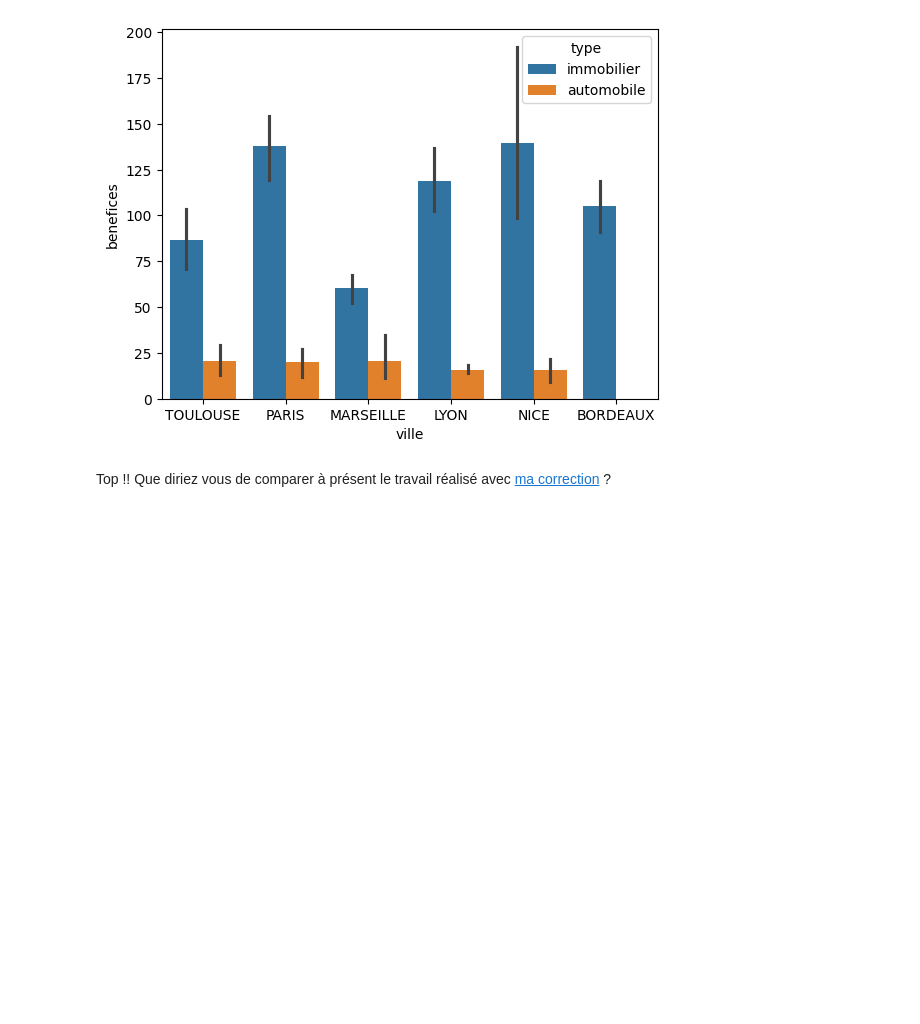
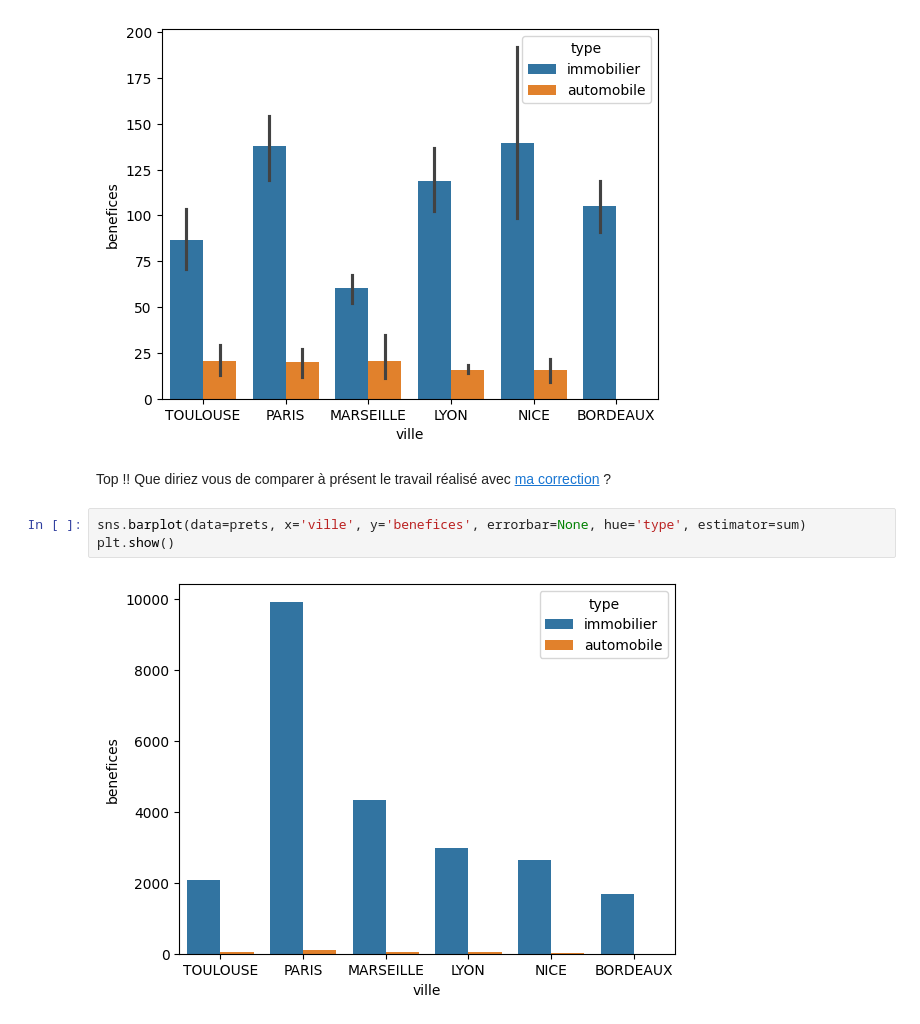
Before and after one commit to laurentpicardLP2/JLP-EVAL2, a Jupyter notebook: notebooks/P3/P3C4 - Générez des graphiques complexes avec Seaborn.ipynb, the cells around one changed output. Drawn from its saved outputs; the diff is of its cells as text; blank space fills up the shorter version.

```diff
--- a/notebooks/P3/P3C4 - Générez des graphiques complexes avec Seaborn.ipynb
+++ b/notebooks/P3/P3C4 - Générez des graphiques complexes avec Seaborn.ipynb
@@ -75,3 +75,8 @@ plt.show()
 [figure]
 # %% [markdown]
 Top !! Que diriez vous de comparer à présent le travail réalisé avec [ma correction](https://colab.research.google.com/github/OpenClassrooms-Student-Center/fr-4452741-decouvrez-les-librairies-python-pour-la-data-science/blob/main/notebooks/P3/P3C4%20-%20G%C3%A9n%C3%A9rez%20des%20graphiques%20complexes%20avec%20Seaborn%20-%20correction.ipynb) ?
+# %%
+sns.barplot(data=prets, x='ville', y='benefices', errorbar=None, hue='type', estimator=sum)
+plt.show()
+# %% [output]
+[figure, added]
```
